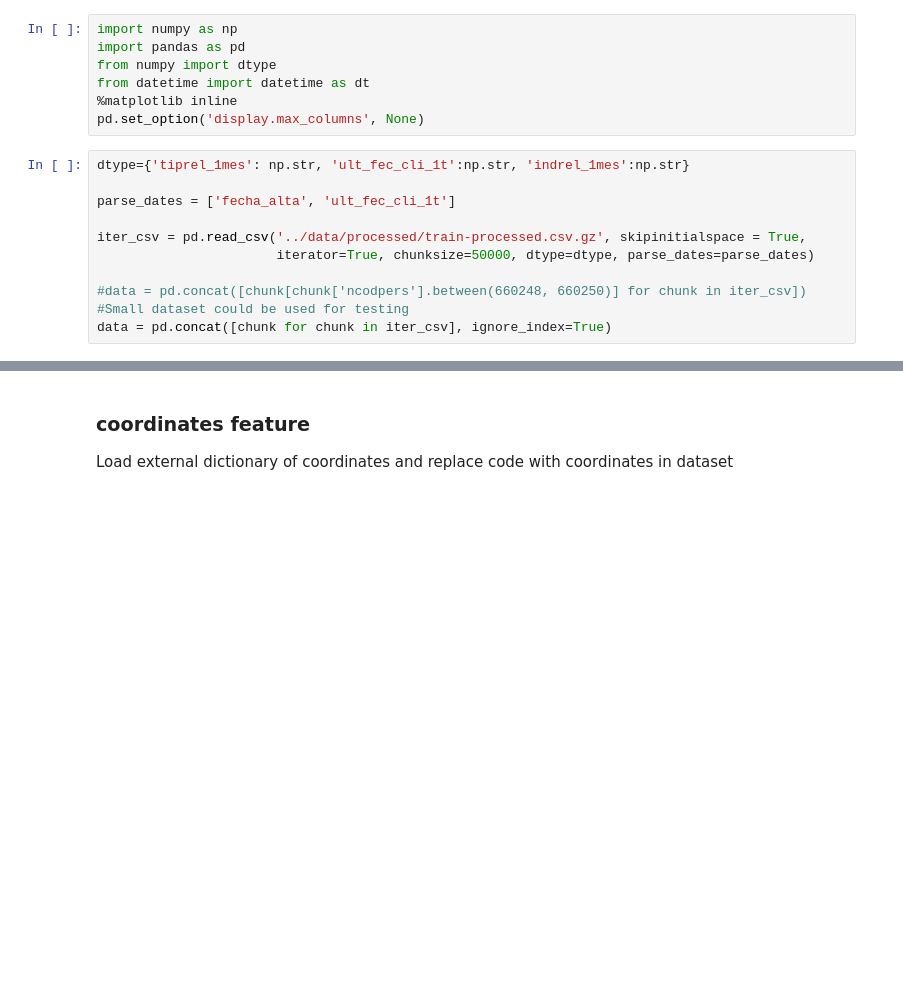
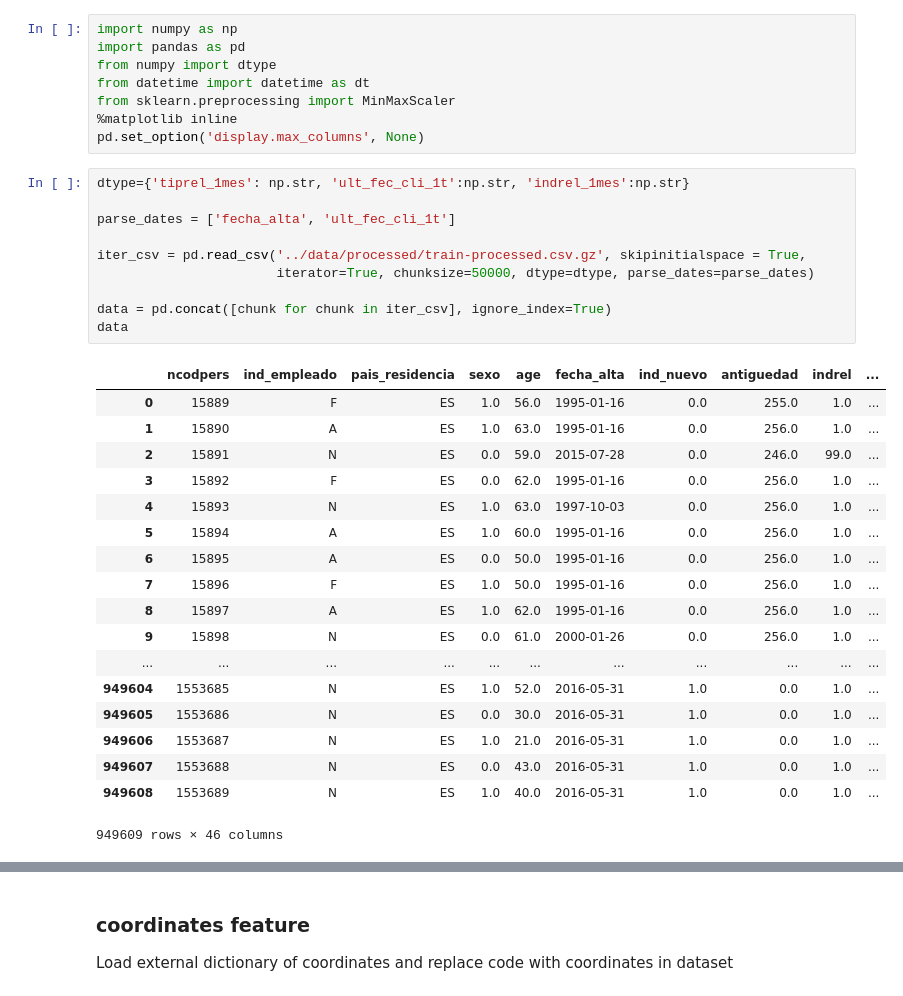
Before and after one commit to PetrShypila/Santander-Competition, a Jupyter notebook: notebooks/2-normalization.ipynb, the cells around one changed output, grey strips where cells are left out. Saved outputs shown, nothing was run; the diff lists cells and outputs as text; blank space fills up the shorter version.

```diff
--- a/notebooks/2-normalization.ipynb
+++ b/notebooks/2-normalization.ipynb
@@ -3,17 +3,37 @@ import numpy as np
 import pandas as pd
 from numpy import dtype
 from datetime import datetime as dt
+from sklearn.preprocessing import MinMaxScaler
 %matplotlib inline
 pd.set_option('display.max_columns', None)
 # %%
 dtype={'tiprel_1mes': np.str, 'ult_fec_cli_1t':np.str, 'indrel_1mes':np.str}
 
 parse_dates = ['fecha_alta', 'ult_fec_cli_1t']
 
 iter_csv = pd.read_csv('../data/processed/train-processed.csv.gz', skipinitialspace = True,
                        iterator=True, chunksize=50000, dtype=dtype, parse_dates=parse_dates)
 
-#data = pd.concat([chunk[chunk['ncodpers'].between(660248, 660250)] for chunk in iter_csv]) #Small dataset could be used for testing
 data = pd.concat([chunk for chunk in iter_csv], ignore_index=True)
+data
+# %% [output]
+|  | ncodpers | ind_empleado | pais_residencia | sexo | age | fecha_alta | ind_nuevo | antiguedad | indrel | ... |
+| 0 | 15889 | F | ES | 1.0 | 56.0 | 1995-01-16 | 0.0 | 255.0 | 1.0 | ... |
+| 1 | 15890 | A | ES | 1.0 | 63.0 | 1995-01-16 | 0.0 | 256.0 | 1.0 | ... |
+| 2 | 15891 | N | ES | 0.0 | 59.0 | 2015-07-28 | 0.0 | 246.0 | 99.0 | ... |
+| 3 | 15892 | F | ES | 0.0 | 62.0 | 1995-01-16 | 0.0 | 256.0 | 1.0 | ... |
+| 4 | 15893 | N | ES | 1.0 | 63.0 | 1997-10-03 | 0.0 | 256.0 | 1.0 | ... |
+| 5 | 15894 | A | ES | 1.0 | 60.0 | 1995-01-16 | 0.0 | 256.0 | 1.0 | ... |
+| 6 | 15895 | A | ES | 0.0 | 50.0 | 1995-01-16 | 0.0 | 256.0 | 1.0 | ... |
+| 7 | 15896 | F | ES | 1.0 | 50.0 | 1995-01-16 | 0.0 | 256.0 | 1.0 | ... |
+| 8 | 15897 | A | ES | 1.0 | 62.0 | 1995-01-16 | 0.0 | 256.0 | 1.0 | ... |
+| 9 | 15898 | N | ES | 0.0 | 61.0 | 2000-01-26 | 0.0 | 256.0 | 1.0 | ... |
+| ... | ... | ... | ... | ... | ... | ... | ... | ... | ... | ... |
+| 949604 | 1553685 | N | ES | 1.0 | 52.0 | 2016-05-31 | 1.0 | 0.0 | 1.0 | ... |
+| 949605 | 1553686 | N | ES | 0.0 | 30.0 | 2016-05-31 | 1.0 | 0.0 | 1.0 | ... |
+| 949606 | 1553687 | N | ES | 1.0 | 21.0 | 2016-05-31 | 1.0 | 0.0 | 1.0 | ... |
+| 949607 | 1553688 | N | ES | 0.0 | 43.0 | 2016-05-31 | 1.0 | 0.0 | 1.0 | ... |
+| 949608 | 1553689 | N | ES | 1.0 | 40.0 | 2016-05-31 | 1.0 | 0.0 | 1.0 | ... |
+949609 rows × 46 columns
 # %%
 # "removed corrupted data and redundant"
```
Also changed, not shown: parts of 12 cells of this notebook, 2 other files.
